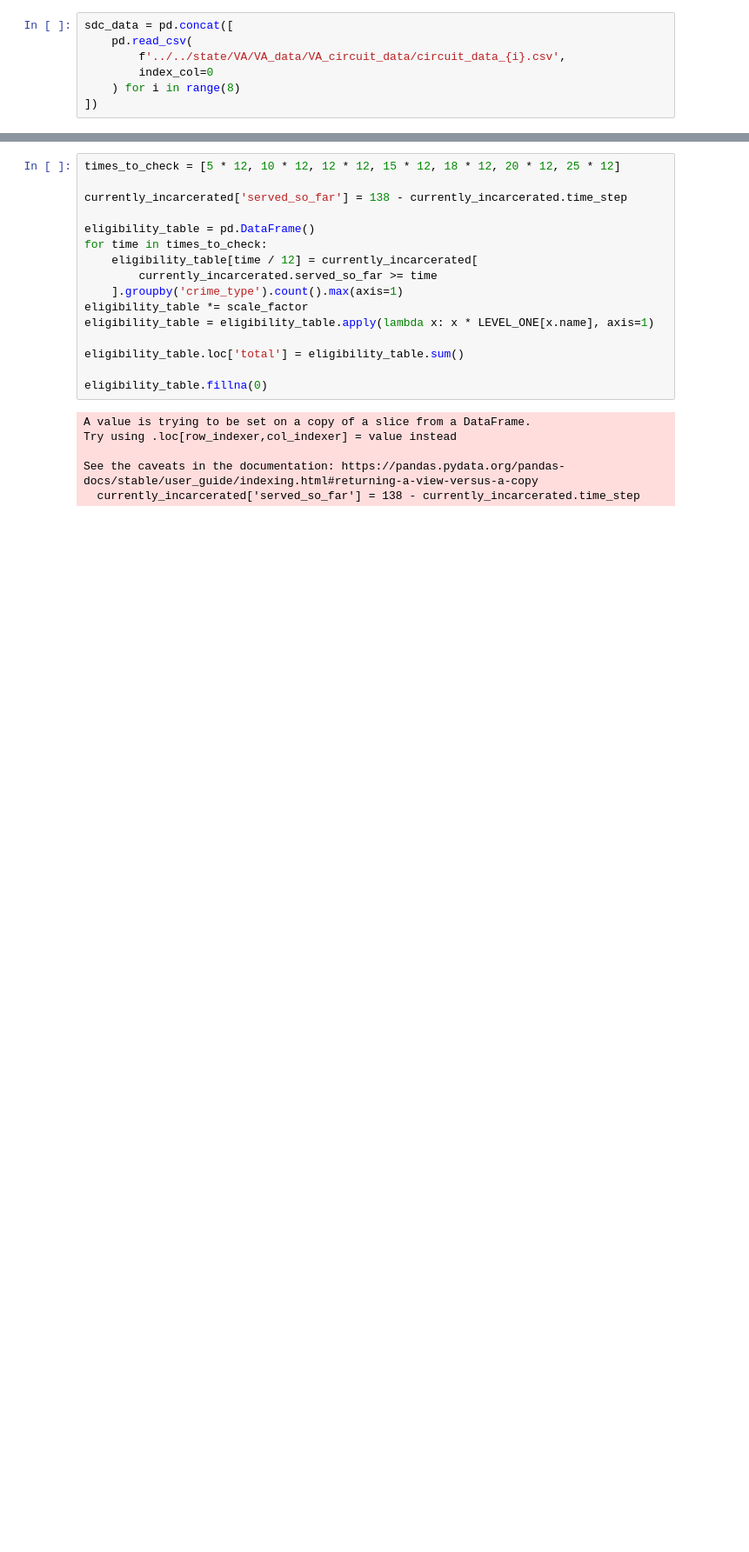
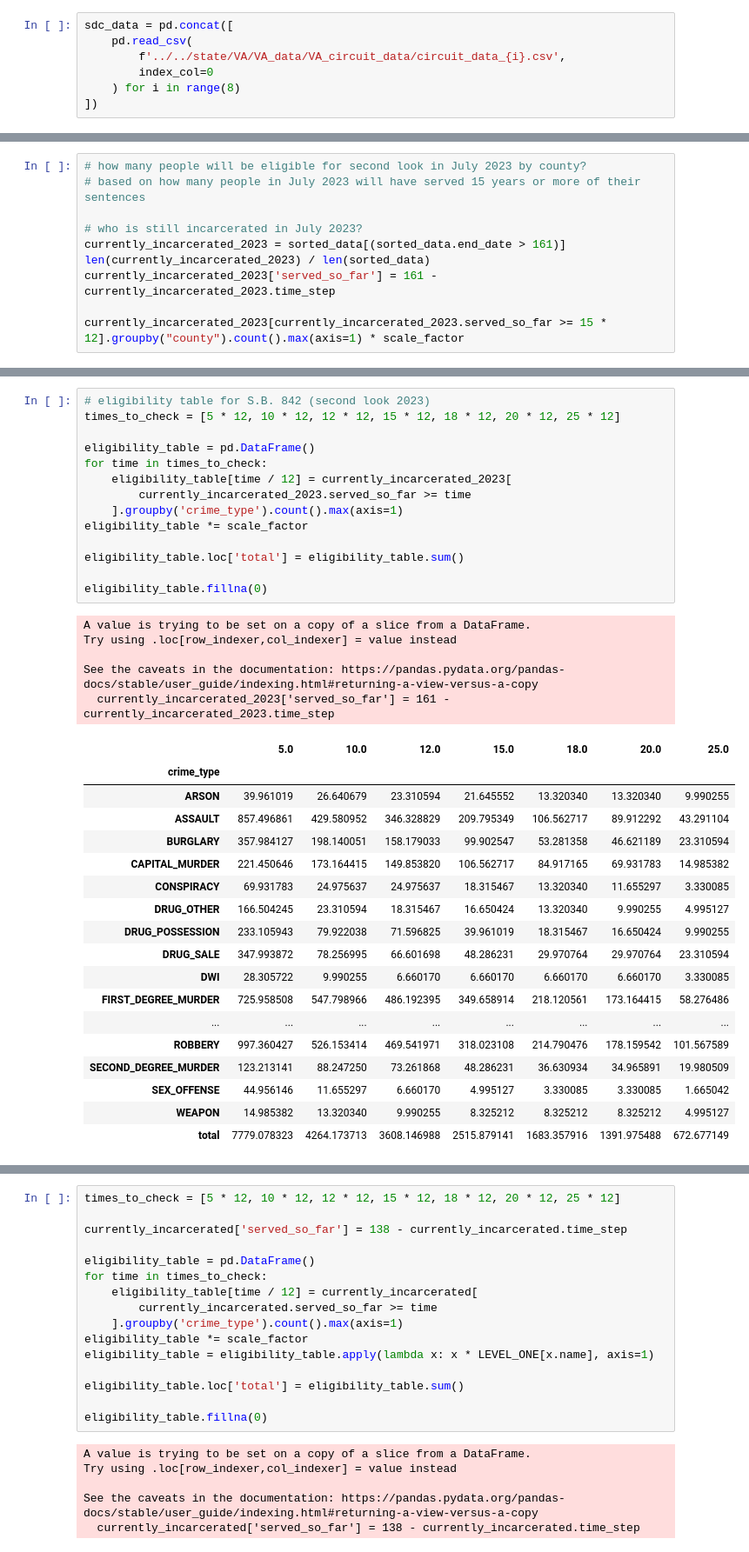
Before and after one commit to stanford-decarceration-collective/stanford-decarceration-collective, a Jupyter notebook: notebooks/2021-2022/second_look_eligibility_stats_VA.ipynb, the cells around one changed output, grey strips where cells are left out. Shown at 87% size. Cells and saved outputs as stored; diff of their text form; blank space fills up the shorter version.

Commit message:
updated eligibility stats for 2023 second look

```diff
--- a/notebooks/2021-2022/second_look_eligibility_stats_VA.ipynb
+++ b/notebooks/2021-2022/second_look_eligibility_stats_VA.ipynb
@@ -73,3 +76,13 @@ currently_incarcerated = sorted_data[(sorted_data.end_date > 138) & (sorted_data
 len(currently_incarcerated) / len(sorted_data)
 # %% [output]
 0.029778182450993798
+# %%
+# how many people will be eligible for second look in July 2023 by county?
+# based on how many people in July 2023 will have served 15 years or more of their sentences
+
+# who is still incarcerated in July 2023?
+currently_incarcerated_2023 = sorted_data[(sorted_data.end_date > 161)]
+len(currently_incarcerated_2023) / len(sorted_data)
+currently_incarcerated_2023['served_so_far'] = 161 - currently_incarcerated_2023.time_step
+
+currently_incarcerated_2023[currently_incarcerated_2023.served_so_far >= 15 * 12].groupby("county").count().max(axis=1) * scale_factor
@@ -76,3 +112,41 @@ len(currently_incarcerated) / len(sorted_data)
+# %%
+# eligibility table for S.B. 842 (second look 2023)
+times_to_check = [5 * 12, 10 * 12, 12 * 12, 15 * 12, 18 * 12, 20 * 12, 25 * 12]
+
+eligibility_table = pd.DataFrame()
+for time in times_to_check:
+    eligibility_table[time / 12] = currently_incarcerated_2023[
+        currently_incarcerated_2023.served_so_far >= time
+    ].groupby('crime_type').count().max(axis=1)
+eligibility_table *= scale_factor
+
+eligibility_table.loc['total'] = eligibility_table.sum()
+
+eligibility_table.fillna(0)
+# %% [output]
+A value is trying to be set on a copy of a slice from a DataFrame.
+Try using .loc[row_indexer,col_indexer] = value instead
+
+See the caveats in the documentation: https://pandas.pydata.org/pandas-docs/stable/user_guide/indexing.html#returning-a-view-versus-a-copy
+  currently_incarcerated_2023['served_so_far'] = 161 - currently_incarcerated_2023.time_step
+|  | 5.0 | 10.0 | 12.0 | 15.0 | 18.0 | 20.0 | 25.0 |
+| crime_type |  |  |  |  |  |  |  |
+| ARSON | 39.961019 | 26.640679 | 23.310594 | 21.645552 | 13.320340 | 13.320340 | 9.990255 |
+| ASSAULT | 857.496861 | 429.580952 | 346.328829 | 209.795349 | 106.562717 | 89.912292 | 43.291104 |
+| BURGLARY | 357.984127 | 198.140051 | 158.179033 | 99.902547 | 53.281358 | 46.621189 | 23.310594 |
+| CAPITAL_MURDER | 221.450646 | 173.164415 | 149.853820 | 106.562717 | 84.917165 | 69.931783 | 14.985382 |
+| CONSPIRACY | 69.931783 | 24.975637 | 24.975637 | 18.315467 | 13.320340 | 11.655297 | 3.330085 |
+| DRUG_OTHER | 166.504245 | 23.310594 | 18.315467 | 16.650424 | 13.320340 | 9.990255 | 4.995127 |
+| DRUG_POSSESSION | 233.105943 | 79.922038 | 71.596825 | 39.961019 | 18.315467 | 16.650424 | 9.990255 |
+| DRUG_SALE | 347.993872 | 78.256995 | 66.601698 | 48.286231 | 29.970764 | 29.970764 | 23.310594 |
+| DWI | 28.305722 | 9.990255 | 6.660170 | 6.660170 | 6.660170 | 6.660170 | 3.330085 |
+| FIRST_DEGREE_MURDER | 725.958508 | 547.798966 | 486.192395 | 349.658914 | 218.120561 | 173.164415 | 58.276486 |
+| ... | ... | ... | ... | ... | ... | ... | ... |
+| ROBBERY | 997.360427 | 526.153414 | 469.541971 | 318.023108 | 214.790476 | 178.159542 | 101.567589 |
+| SECOND_DEGREE_MURDER | 123.213141 | 88.247250 | 73.261868 | 48.286231 | 36.630934 | 34.965891 | 19.980509 |
+| SEX_OFFENSE | 44.956146 | 11.655297 | 6.660170 | 4.995127 | 3.330085 | 3.330085 | 1.665042 |
+| WEAPON | 14.985382 | 13.320340 | 9.990255 | 8.325212 | 8.325212 | 8.325212 | 4.995127 |
+| total | 7779.078323 | 4264.173713 | 3608.146988 | 2515.879141 | 1683.357916 | 1391.975488 | 672.677149 |
 # %%
 ETC_LEVEL_BY_CRIME = pd.DataFrame({
     'CONSPIRACY': {1:27, 2: 5, 3: 12, 4:7},
```
Also changed, not shown: parts of 4 cells of this notebook.
